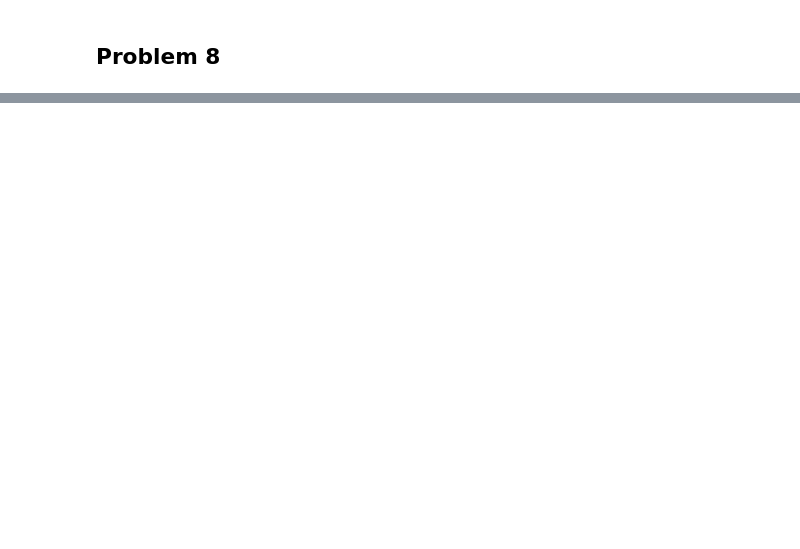
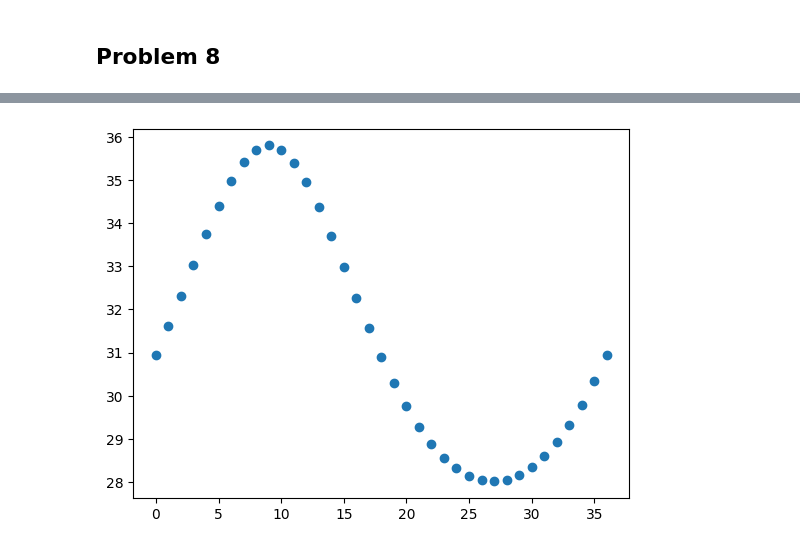
Before and after one commit to RaixSplitter/34753-Robotics-Project, a Jupyter notebook: notebooks/calculations.ipynb, the cells around one changed output, grey strips where cells are left out. Cells and saved outputs as stored; diff of their text form; code cells hidden in the pictures; blank space fills up the shorter version.

```diff
--- a/notebooks/calculations.ipynb
+++ b/notebooks/calculations.ipynb
@@ -66,8 +66,7 @@ T = {
     '02' : sympy.simplify(A['01']*A['12']),
     '03' : sympy.simplify(A['01']*A['12']*A['23']),
     '04' : sympy.simplify(A['01']*A['12']*A['23']*A['34']),
-    '05' : sympy.simplify(A['01']*A['12']*A['23']*A['34']*A['45'])
-    # '05' : sympy.simplify(A['45']*A['34']*A['23']*A['12']*A['01'])
+    '05' : sympy.simplify(A['45']*A['01']*A['12']*A['23']*A['34'])
 }
 # %%
 def jacobian_inner(t, joint, o_n):
@@ -304,10 +306,3 @@ def interpolation_polynomial(dh_conv, start_angle, end_angle, t_start, t_end, st
         A_list.append(A)
 
     return A_list
-# %%
-angles = np.linspace(0, 2*np.pi, 37)
-
-seq_A = interpolation_polynomial(dh_conv, angles[0], angles[9], 0, 2, 0, 27/1000)
-seq_B = interpolation_polynomial(dh_conv, angles[9], angles[18], 0, 2, 27/1000, 27/1000)
-seq_C = interpolation_polynomial(dh_conv, angles[18], angles[27], 0, 2, 27/1000, 27/1000)
-seq_D = interpolation_polynomial(dh_conv, angles[27], angles[36], 0, 2, 27/1000, 0)
@@ -330,5 +385,5 @@ plt.axis('equal')
 # %% [markdown]
 ## Problem 8
-# %%
-phi = 0
-jacobian_circle_angle(J_end, phi, 0, dh_conv)
+# %%
+
+conditions = [np.linalg.cond(np.array(jacobian_circle_angle(J_cam, phi, 0, dh_conv)).astype(np.float64)) for phi in angles]
@@ -334,0 +394,5 @@ jacobian_circle_angle(J_end, phi, 0, dh_conv)
+# %%
+plt.scatter(range(37), conditions)
+plt.show()
+# %% [output]
+[figure, added]
```
Also changed, not shown: parts of 17 cells of this notebook, 1 other file.
